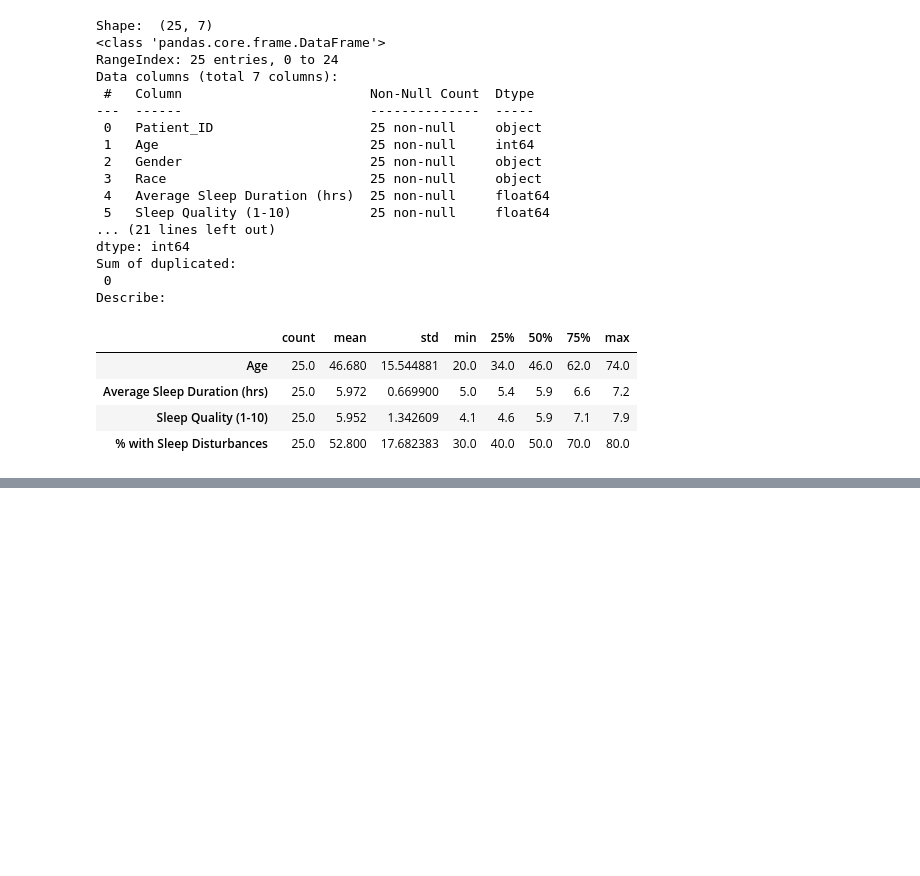
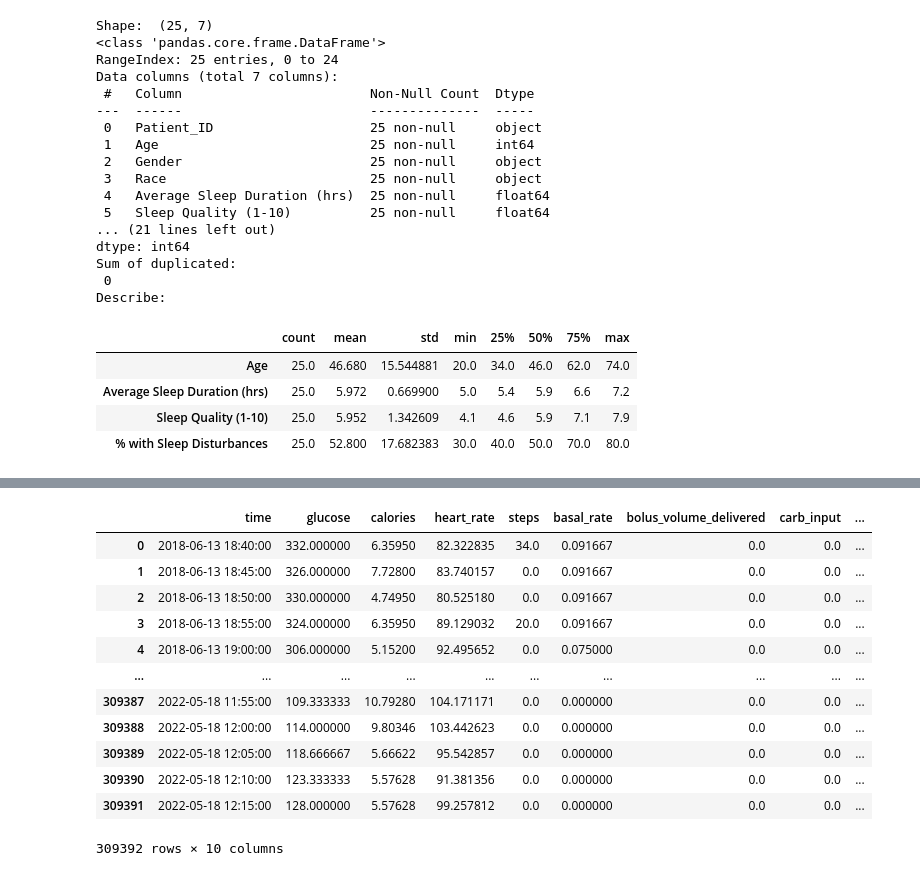
Before and after one commit to samhimbin/Team12_Pytesters_PythonHackathon_August25, a Jupyter notebook: Team12_Pytesters_1.DataCleaning.ipynb, the cells around one changed output, grey strips where cells are left out. Saved outputs shown, nothing was run; the diff lists cells and outputs as text; code cells hidden in the pictures; blank space fills up the shorter version.

```diff
--- a/Team12_Pytesters_1.DataCleaning.ipynb
+++ b/Team12_Pytesters_1.DataCleaning.ipynb
@@ -160,0 +237,17 @@ Describe:
+# %%
+# checking merged dataset
+df
+# %% [output]
+|  | time | glucose | calories | heart_rate | steps | basal_rate | bolus_volume_delivered | carb_input | ... |
+| 0 | 2018-06-13 18:40:00 | 332.000000 | 6.35950 | 82.322835 | 34.0 | 0.091667 | 0.0 | 0.0 | ... |
+| 1 | 2018-06-13 18:45:00 | 326.000000 | 7.72800 | 83.740157 | 0.0 | 0.091667 | 0.0 | 0.0 | ... |
+| 2 | 2018-06-13 18:50:00 | 330.000000 | 4.74950 | 80.525180 | 0.0 | 0.091667 | 0.0 | 0.0 | ... |
+| 3 | 2018-06-13 18:55:00 | 324.000000 | 6.35950 | 89.129032 | 20.0 | 0.091667 | 0.0 | 0.0 | ... |
+| 4 | 2018-06-13 19:00:00 | 306.000000 | 5.15200 | 92.495652 | 0.0 | 0.075000 | 0.0 | 0.0 | ... |
+| ... | ... | ... | ... | ... | ... | ... | ... | ... | ... |
+| 309387 | 2022-05-18 11:55:00 | 109.333333 | 10.79280 | 104.171171 | 0.0 | 0.000000 | 0.0 | 0.0 | ... |
+| 309388 | 2022-05-18 12:00:00 | 114.000000 | 9.80346 | 103.442623 | 0.0 | 0.000000 | 0.0 | 0.0 | ... |
+| 309389 | 2022-05-18 12:05:00 | 118.666667 | 5.66622 | 95.542857 | 0.0 | 0.000000 | 0.0 | 0.0 | ... |
+| 309390 | 2022-05-18 12:10:00 | 123.333333 | 5.57628 | 91.381356 | 0.0 | 0.000000 | 0.0 | 0.0 | ... |
+| 309391 | 2022-05-18 12:15:00 | 128.000000 | 5.57628 | 99.257812 | 0.0 | 0.000000 | 0.0 | 0.0 | ... |
+309392 rows × 10 columns
```
Also changed, not shown: parts of 7 cells of this notebook.
